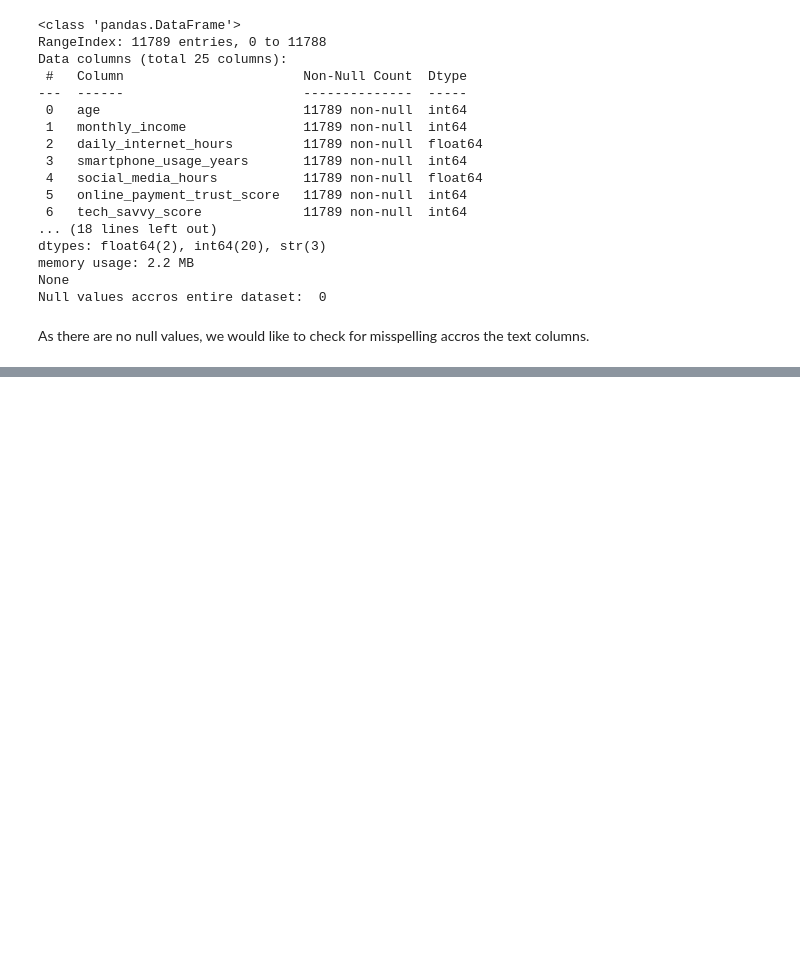
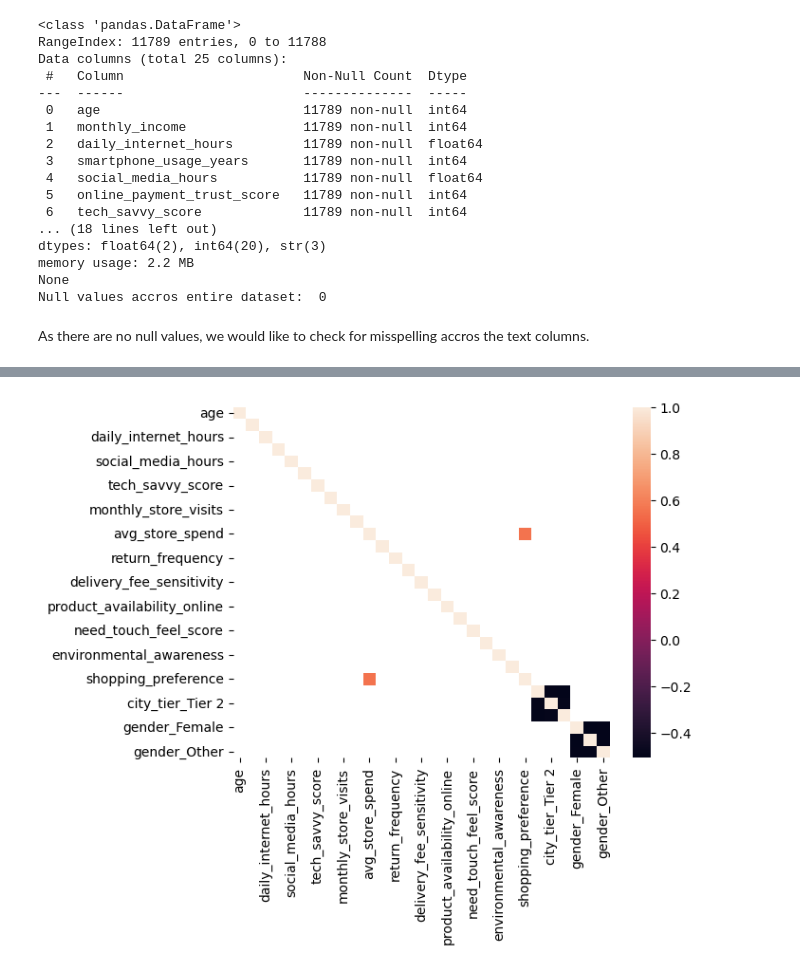
Before and after one commit to TrabucooX/Consumer-Shopping-Trends-Analysis, a Jupyter notebook: notebooks/trend_analysis.ipynb, the cells around one changed output, grey strips where cells are left out. Cells and saved outputs as stored; diff of their text form; code cells hidden in the pictures; blank space fills up the shorter version.

```diff
--- a/notebooks/trend_analysis.ipynb
+++ b/notebooks/trend_analysis.ipynb
@@ -39,0 +122,8 @@ As there are no null values, we would like to check for misspelling accros the t
+# %%
+# Correlation Heatmap
+
+sns.heatmap(encoded_consumer.corr(method="spearman")[abs(encoded_consumer.corr(method="spearman"))>0.4],
+            annot=False)
+plt.show()
+# %% [output]
+[figure, added]
```
Also changed, not shown: parts of 17 cells of this notebook, 1 other file.
